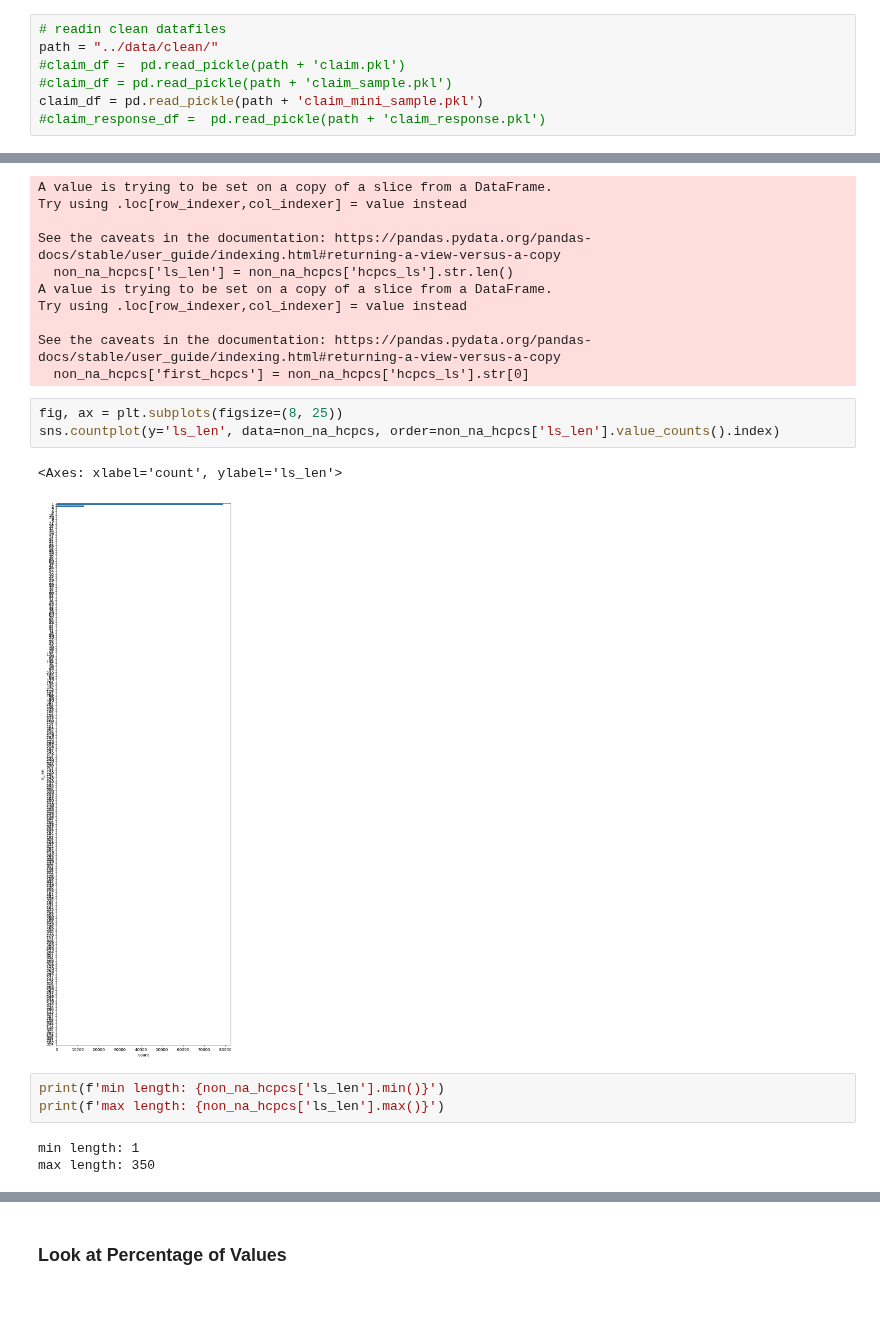
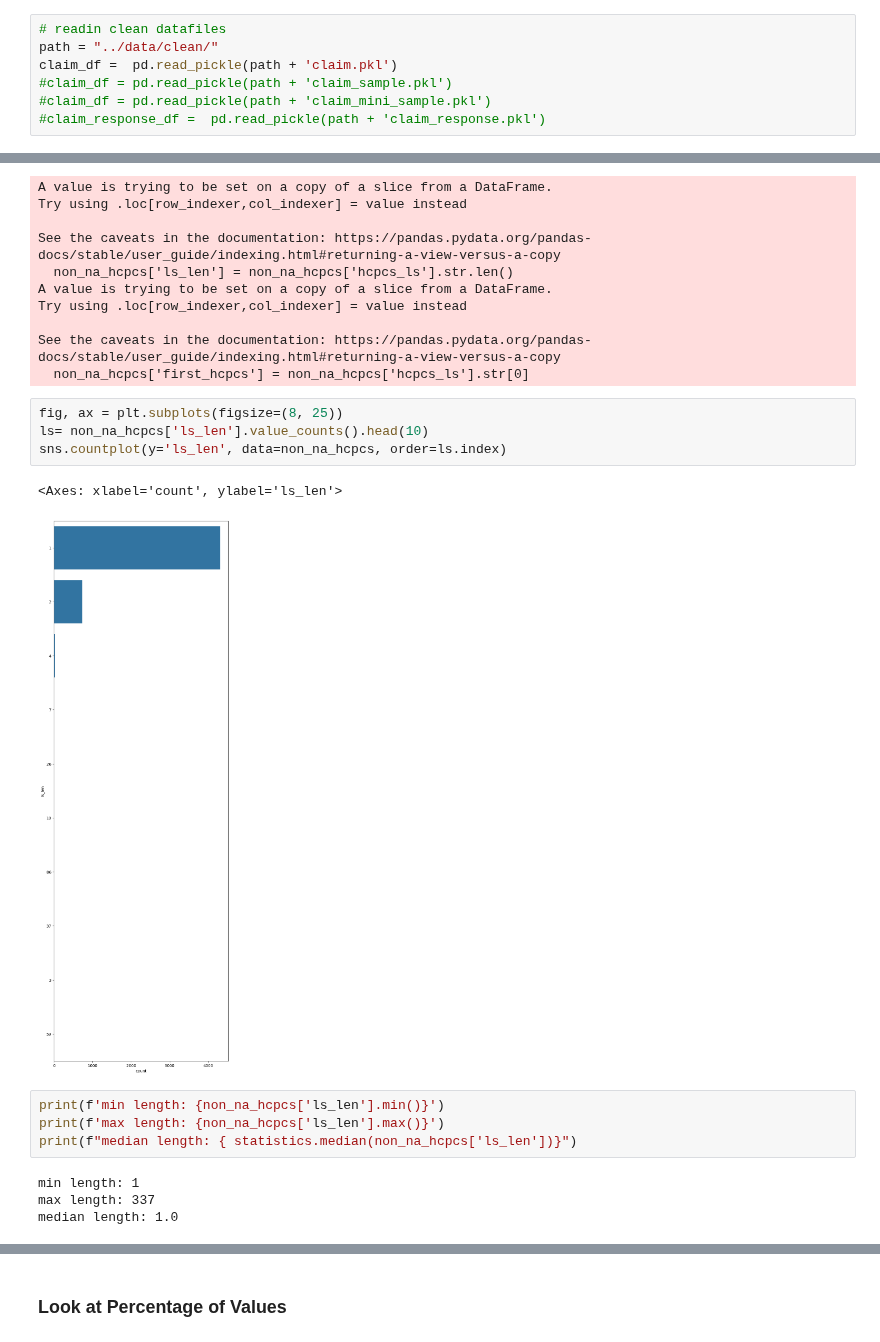
Before and after one commit to martza87/siads_696_mII, a Jupyter notebook: src/02_EDA_claim.ipynb, the cells around one changed output, grey strips where cells are left out. Saved outputs shown, nothing was run; the diff lists cells and outputs as text; blank space fills up the shorter version.

Commit message:
[Update] pushing changes to 02_EDA_claim

```diff
--- a/src/02_EDA_claim.ipynb
+++ b/src/02_EDA_claim.ipynb
@@ -21,9 +22,9 @@ import seaborn as sns
 # %%
 # readin clean datafiles
 path = "../data/clean/"
-#claim_df =  pd.read_pickle(path + 'claim.pkl')
+claim_df =  pd.read_pickle(path + 'claim.pkl')
 #claim_df = pd.read_pickle(path + 'claim_sample.pkl')
-claim_df = pd.read_pickle(path + 'claim_mini_sample.pkl')
+#claim_df = pd.read_pickle(path + 'claim_mini_sample.pkl')
 #claim_response_df =  pd.read_pickle(path + 'claim_response.pkl')
 # %%
 # readin secondary datasets
@@ -106,13 +107,16 @@ See the caveats in the documentation: https://pandas.pydata.org/pandas-docs/stab
   non_na_hcpcs['first_hcpcs'] = non_na_hcpcs['hcpcs_ls'].str[0]
 # %%
 fig, ax = plt.subplots(figsize=(8, 25))
-sns.countplot(y='ls_len', data=non_na_hcpcs, order=non_na_hcpcs['ls_len'].value_counts().index)
+ls= non_na_hcpcs['ls_len'].value_counts().head(10)
+sns.countplot(y='ls_len', data=non_na_hcpcs, order=ls.index)
 # %% [output]
 <Axes: xlabel='count', ylabel='ls_len'>
-[figure, old version]
+[figure, new version]
 # %%
 print(f'min length: {non_na_hcpcs['ls_len'].min()}')
 print(f'max length: {non_na_hcpcs['ls_len'].max()}')
+print(f"median length: { statistics.median(non_na_hcpcs['ls_len'])}")
 # %% [output]
 min length: 1
-max length: 350
+max length: 337
+median length: 1.0
```
Also changed, not shown: parts of 6 cells of this notebook.
